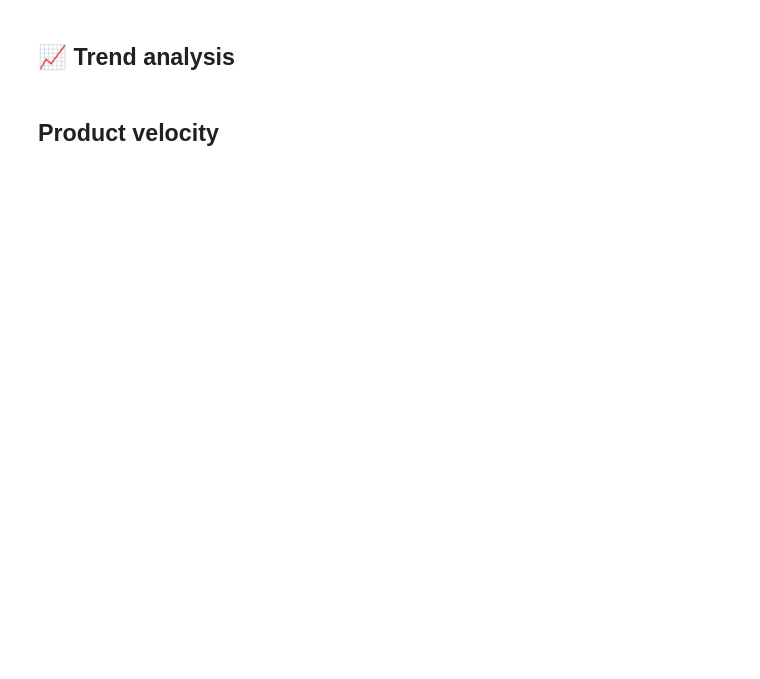
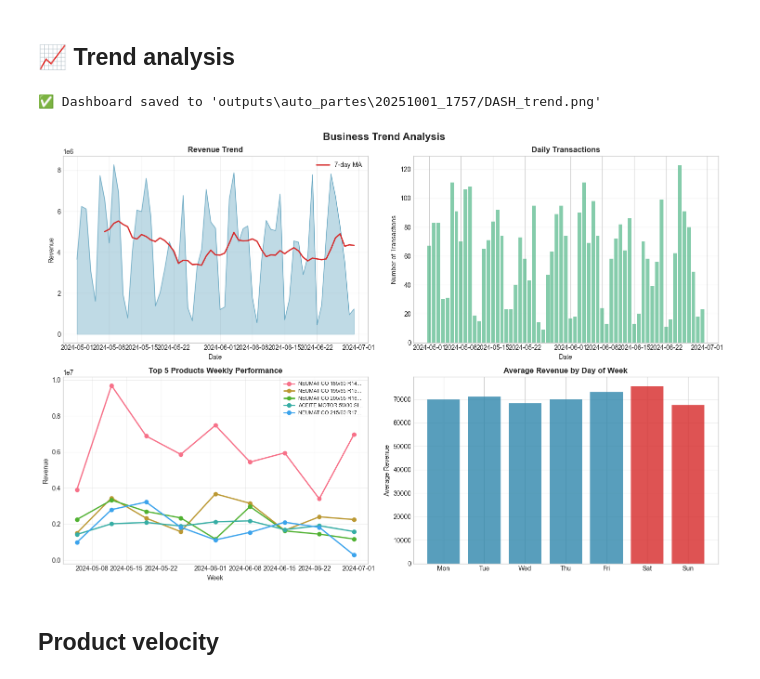
Before and after one commit to Brownbull/khujta_ai_business, a Jupyter notebook: full_note.ipynb, the cells around one changed output. Saved outputs shown, nothing was run; the diff lists cells and outputs as text; code cells hidden in the pictures; blank space fills up the shorter version.

```diff
--- a/full_note.ipynb
+++ b/full_note.ipynb
@@ -106,7 +103,11 @@ fig = dashboard.create_full_dashboard(figsize=(20, 12), save=save)
 # %% [markdown]
 ## 📈 Trend analysis
 # %%
-trend_fig = advanced.create_trend_analysis(figsize=(15, 10), save=save)
+trend_fig = advanced.create_trend_analysis(figsize=(15, 10))
+print_fig(trend_fig, dashboard.analyzer.out_dir, "DASH_trend.png", save=save)
+# %% [output]
+✅ Dashboard saved to 'outputs\auto_partes\20251001_1757/DASH_trend.png'
+[figure, added]
 # %% [markdown]
 ## Product velocity
 # %%
```
Also changed, not shown: parts of 16 cells of this notebook, 8 other files.
